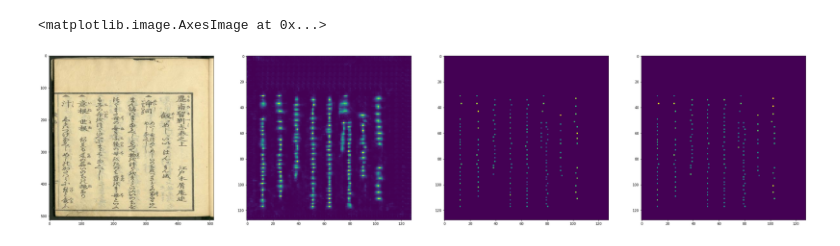
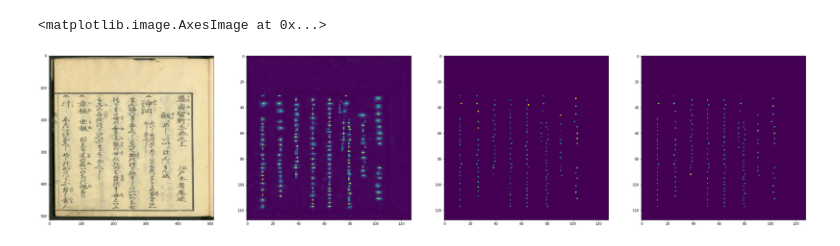
Before and after one commit to tiagoCuervo/JapaNet, a Jupyter notebook: notebooks/centernet.ipynb, the cells around one changed output. Drawn from its saved outputs; the diff is of its cells as text; code cells hidden in the pictures.

Commit message:
Clean implementation of CenterNet, ResNet18, ResNet34, and custom ResNets. Plus validation logging

```diff
--- a/notebooks/centernet.ipynb
+++ b/notebooks/centernet.ipynb
@@ -154,0 +188,13 @@ model = create_model((512, 512, 3), size_detection_mode=False)
+# %%
+centerNet = CenterNet([512, 512, 3], [2] * 4, [64, 128, 256, 512], 1)
+resNet18 = ResNet18([512, 512, 3], numClasses=4200)
+resNet34 = ResNet34([512, 512, 3], numClasses=4200)
+# %%
+for image, label in trainData:
+    x1 = centerNet.predict(tf.reshape(image[imgIdx, :, :, :], (1, 512, 512, 3)))
+    x2 = resNet18.predict(tf.reshape(image[imgIdx, :, :, :], (1, 512, 512, 3)))
+    x3 = resNet34.predict(tf.reshape(image[imgIdx, :, :, :], (1, 512, 512, 3)))
+    break
+print(x1.shape)
+print(x2.shape)
+print(x3.shape)
@@ -213,0 +215,14 @@ Epoch 30/30
+# %%
+def fitCenterNet(model, trainData, valData, n_epoch):
+    hist = model.fit(
+        trainData,
+        epochs = n_epoch,
+        validation_data=valData,
+        callbacks = [lrSchedule],
+        verbose = 1,
+        validation_steps=1
+    )
+    return hist
+
+centerNet.model.compile(loss=centerNet.loss, optimizer=Adam(lr=0.001), metrics=[centerNet.heatMapLoss, centerNet.sizeLoss, centerNet.offsetLoss])
+hist = fitCenterNet(centerNet.model, trainData, validationData, 30)
@@ -214,17 +250,17 @@ Epoch 30/30
 # %%
 imgIdx = 0
 for image, label in validationData:
-    x = model.predict(tf.reshape(image[imgIdx, :, :, :], (1, 512, 512, 3)))
+    x = centerNet.predict(tf.reshape(image[imgIdx, :, :, :], (1, 512, 512, 3)))
     break
 plt.figure(figsize=(40,10))
 plt.subplot(1, 4, 1)
 plt.imshow(image[imgIdx, :, :, :])
 plt.subplot(1, 4, 2)
 plt.imshow(x[0, :, :, 0])
 plt.subplot(1, 4, 3)
 plt.imshow(x[0, :, :, 1] * np.sign(label[imgIdx, :, :, 1]))
 plt.subplot(1, 4, 4)
 plt.imshow(x[0, :, :, 2] * np.sign(label[imgIdx, :, :, 1]))
 # %% [output]
 <matplotlib.image.AxesImage at 0x...>
-[figure, old version]
+[figure, new version]
```
Also changed, not shown: parts of 9 cells of this notebook.
